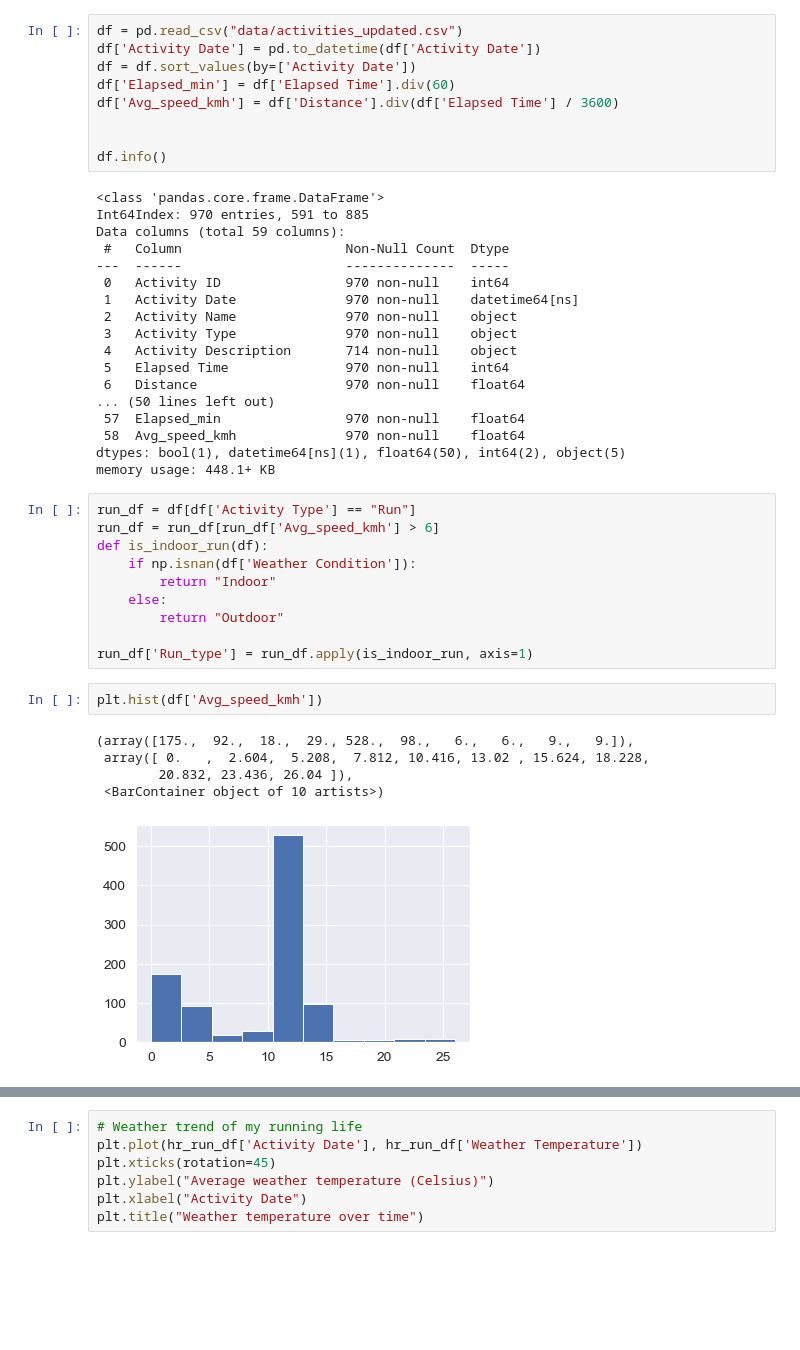
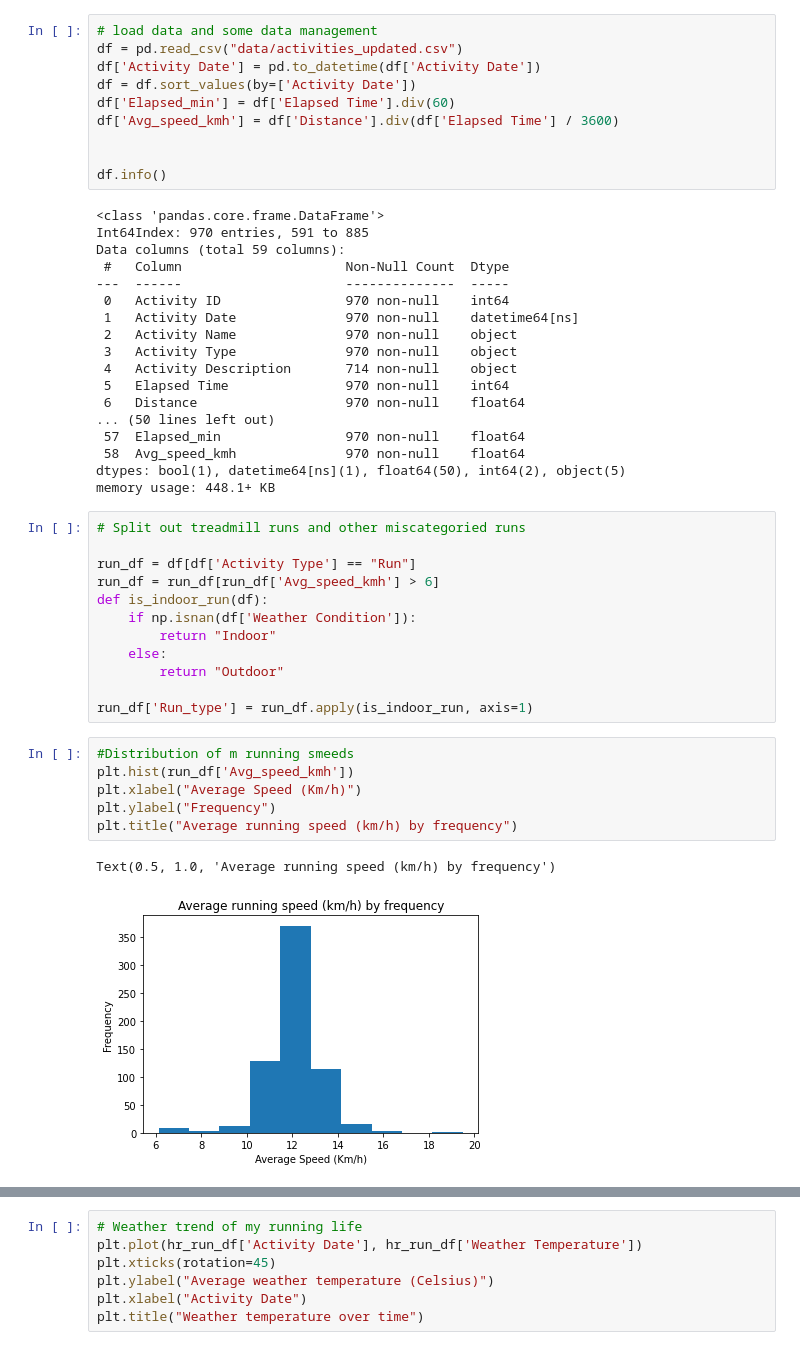
Before and after one commit to Brendanlai/Analysis_Playground, a Jupyter notebook: strava/myStrava.ipynb, the cells around one changed output, grey strips where cells are left out. Cells and saved outputs as stored; diff of their text form; blank space fills up the shorter version.

```diff
--- a/strava/myStrava.ipynb
+++ b/strava/myStrava.ipynb
@@ -7,6 +8,7 @@ from matplotlib import pyplot as plt
 import seaborn as sns
 import datetime
 # %%
+# load data and some data management
 df = pd.read_csv("data/activities_updated.csv")
 df['Activity Date'] = pd.to_datetime(df['Activity Date'])
 df = df.sort_values(by=['Activity Date'])
@@ -34,6 +36,8 @@ Data columns (total 59 columns):
 dtypes: bool(1), datetime64[ns](1), float64(50), int64(2), object(5)
 memory usage: 448.1+ KB
 # %%
+# Split out treadmill runs and other miscategoried runs
+
 run_df = df[df['Activity Type'] == "Run"]
 run_df = run_df[run_df['Avg_speed_kmh'] > 6]
 def is_indoor_run(df):
@@ -43,12 +47,13 @@ def is_indoor_run(df):
         return "Outdoor"
 
 run_df['Run_type'] = run_df.apply(is_indoor_run, axis=1)
-# %%
-plt.hist(df['Avg_speed_kmh'])
-# %% [output]
-(array([175.,  92.,  18.,  29., 528.,  98.,   6.,   6.,   9.,   9.]),
- array([ 0.   ,  2.604,  5.208,  7.812, 10.416, 13.02 , 15.624, 18.228,
-        20.832, 23.436, 26.04 ]),
- <BarContainer object of 10 artists>)
-[figure, removed]
+# %%
+#Distribution of m running smeeds
+plt.hist(run_df['Avg_speed_kmh'])
+plt.xlabel("Average Speed (Km/h)")
+plt.ylabel("Frequency")
+plt.title("Average running speed (km/h) by frequency")
+# %% [output]
+Text(0.5, 1.0, 'Average running speed (km/h) by frequency')
+[figure, added]
 # %%
```
Also changed, not shown: parts of 14 cells of this notebook.
